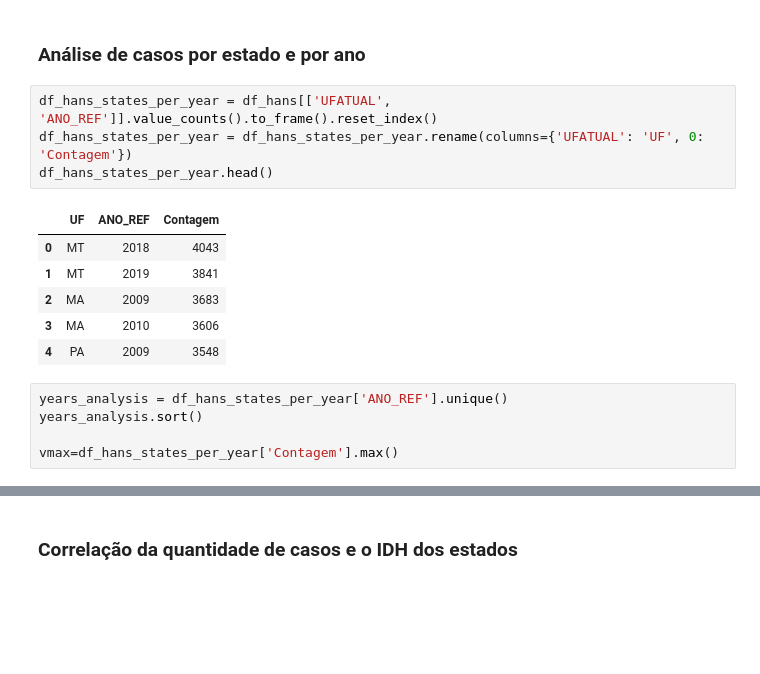
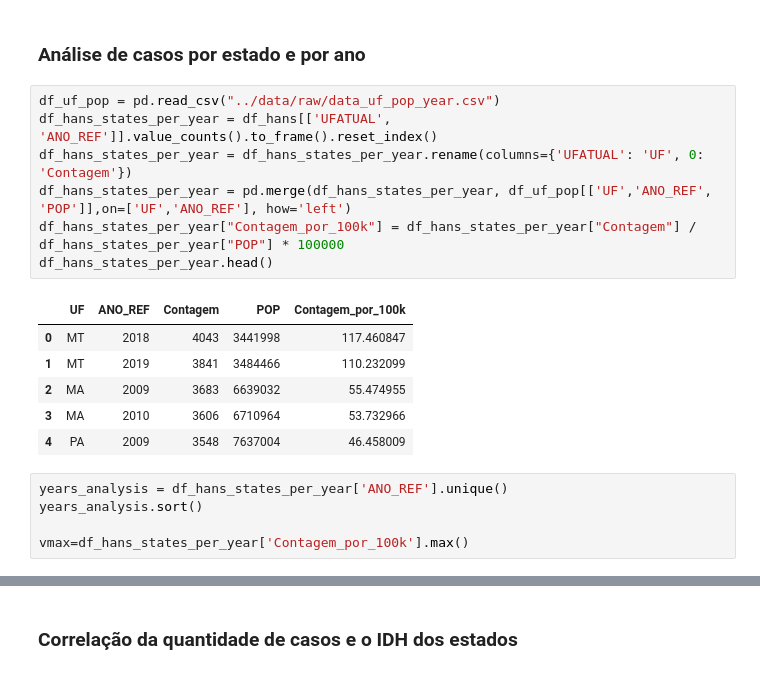
Before and after one commit to datasci4health/projects2023, a Jupyter notebook: hans_project/notebooks/EDA_Hans.ipynb, the cells around one changed output, grey strips where cells are left out. Cells and saved outputs as stored; diff of their text form; blank space fills up the shorter version.

```diff
--- a/hans_project/notebooks/EDA_Hans.ipynb
+++ b/hans_project/notebooks/EDA_Hans.ipynb
@@ -103,21 +103,24 @@ plt.show()
 # %% [markdown]
 ### Análise de casos por estado e por ano
 # %%
+df_uf_pop = pd.read_csv("../data/raw/data_uf_pop_year.csv")
 df_hans_states_per_year = df_hans[['UFATUAL', 'ANO_REF']].value_counts().to_frame().reset_index()
 df_hans_states_per_year = df_hans_states_per_year.rename(columns={'UFATUAL': 'UF', 0: 'Contagem'})
+df_hans_states_per_year = pd.merge(df_hans_states_per_year, df_uf_pop[['UF','ANO_REF', 'POP']],on=['UF','ANO_REF'], how='left')
+df_hans_states_per_year["Contagem_por_100k"] = df_hans_states_per_year["Contagem"] / df_hans_states_per_year["POP"] * 100000
 df_hans_states_per_year.head()
 # %% [output]
-|  | UF | ANO_REF | Contagem |
-| 0 | MT | 2018 | 4043 |
-| 1 | MT | 2019 | 3841 |
-| 2 | MA | 2009 | 3683 |
-| 3 | MA | 2010 | 3606 |
-| 4 | PA | 2009 | 3548 |
+|  | UF | ANO_REF | Contagem | POP | Contagem_por_100k |
+| 0 | MT | 2018 | 4043 | 3441998 | 117.460847 |
+| 1 | MT | 2019 | 3841 | 3484466 | 110.232099 |
+| 2 | MA | 2009 | 3683 | 6639032 | 55.474955 |
+| 3 | MA | 2010 | 3606 | 6710964 | 53.732966 |
+| 4 | PA | 2009 | 3548 | 7637004 | 46.458009 |
 # %%
 years_analysis = df_hans_states_per_year['ANO_REF'].unique()
 years_analysis.sort()
 
-vmax=df_hans_states_per_year['Contagem'].max()
+vmax=df_hans_states_per_year['Contagem_por_100k'].max()
 # %%
 for i in range(len(years_analysis)):
     year = years_analysis[i]
```
Also changed, not shown: parts of 2 cells of this notebook, 13 other files.
